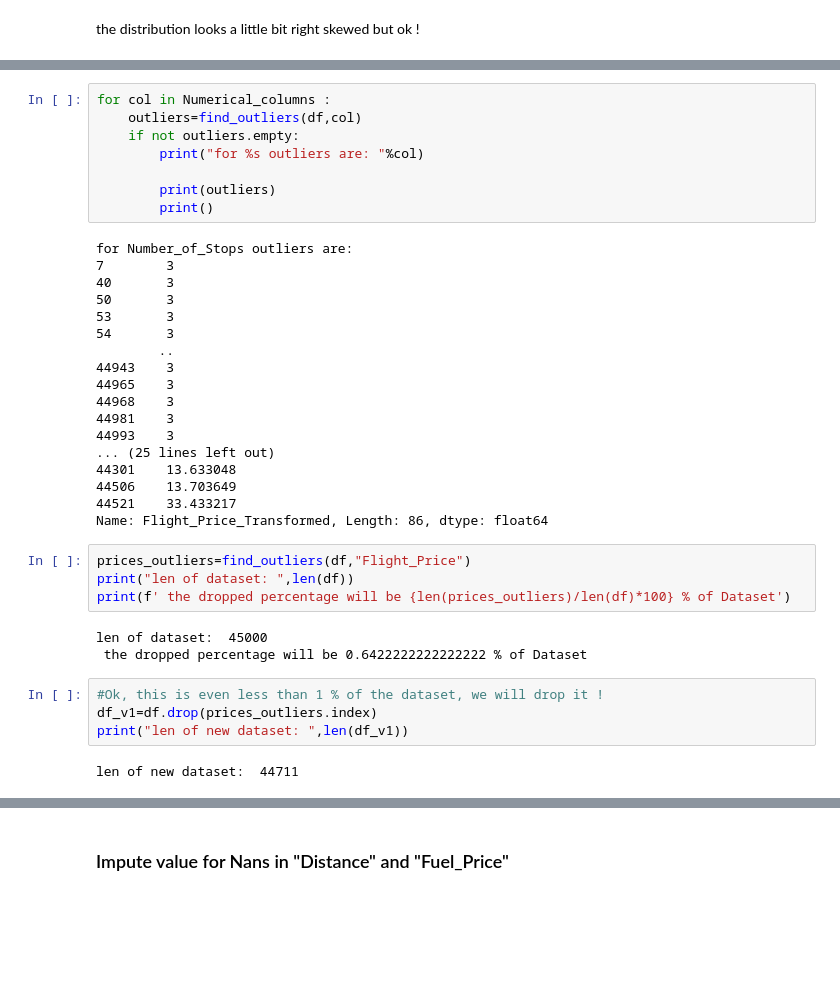
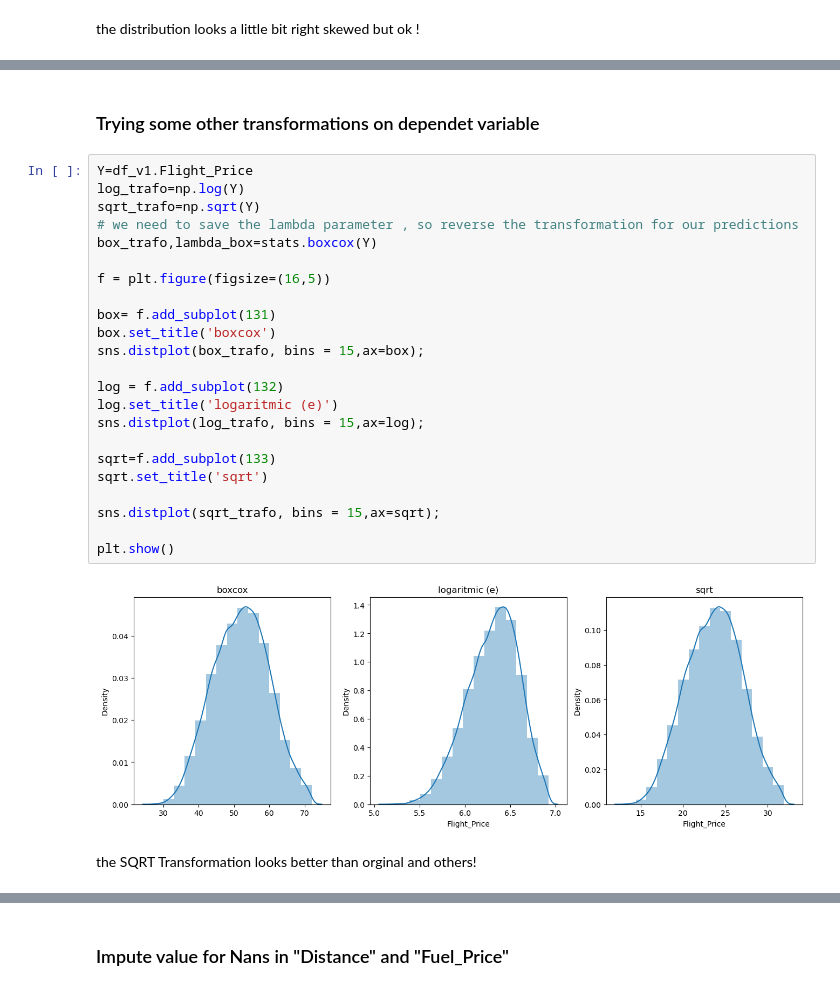
Before and after one commit to ahmCoding/DataUnderstanding, a Jupyter notebook: Plynomial_Regression.ipynb, the cells around one changed output, grey strips where cells are left out. Cells and saved outputs as stored; diff of their text form; blank space fills up the shorter version.

```diff
--- a/Plynomial_Regression.ipynb
+++ b/Plynomial_Regression.ipynb
@@ -204,39 +213,29 @@ def find_outliers(df,column):
-# %%
-for col in Numerical_columns :
-    outliers=find_outliers(df,col)
-    if not outliers.empty:
-        print("for %s outliers are: "%col)
-
-        print(outliers)
-        print()
-# %% [output]
-for Number_of_Stops outliers are:
-7        3
-40       3
-50       3
-53       3
-54       3
-        ..
-44943    3
-44965    3
-44968    3
-44981    3
-44993    3
-... (25 lines left out)
-44301    13.633048
-44506    13.703649
-44521    33.433217
-Name: Flight_Price_Transformed, Length: 86, dtype: float64
-# %%
-prices_outliers=find_outliers(df,"Flight_Price")
-print("len of dataset: ",len(df))
-print(f' the dropped percentage will be {len(prices_outliers)/len(df)*100} % of Dataset')
-# %% [output]
-len of dataset:  45000
- the dropped percentage will be 0.6422222222222222 % of Dataset
-# %%
-#Ok, this is even less than 1 % of the dataset, we will drop it !
-df_v1=df.drop(prices_outliers.index)
-print("len of new dataset: ",len(df_v1))
-# %% [output]
-len of new dataset:  44711
+# %% [markdown]
+### Trying some other transformations on dependet variable
+# %%
+Y=df_v1.Flight_Price
+log_trafo=np.log(Y)
+sqrt_trafo=np.sqrt(Y)
+# we need to save the lambda parameter , so reverse the transformation for our predictions
+box_trafo,lambda_box=stats.boxcox(Y)
+
+f = plt.figure(figsize=(16,5))
+
+box= f.add_subplot(131)
+box.set_title('boxcox')
+sns.distplot(box_trafo, bins = 15,ax=box);
+
+log = f.add_subplot(132)
+log.set_title('logaritmic (e)')
+sns.distplot(log_trafo, bins = 15,ax=log);
+
+sqrt=f.add_subplot(133)
+sqrt.set_title('sqrt')
+
+sns.distplot(sqrt_trafo, bins = 15,ax=sqrt);
+
+plt.show()
+# %% [output]
+[figure, new version]
+# %% [markdown]
+the SQRT Transformation looks better than orginal and others!
```
Also changed, not shown: parts of 58 cells of this notebook.
